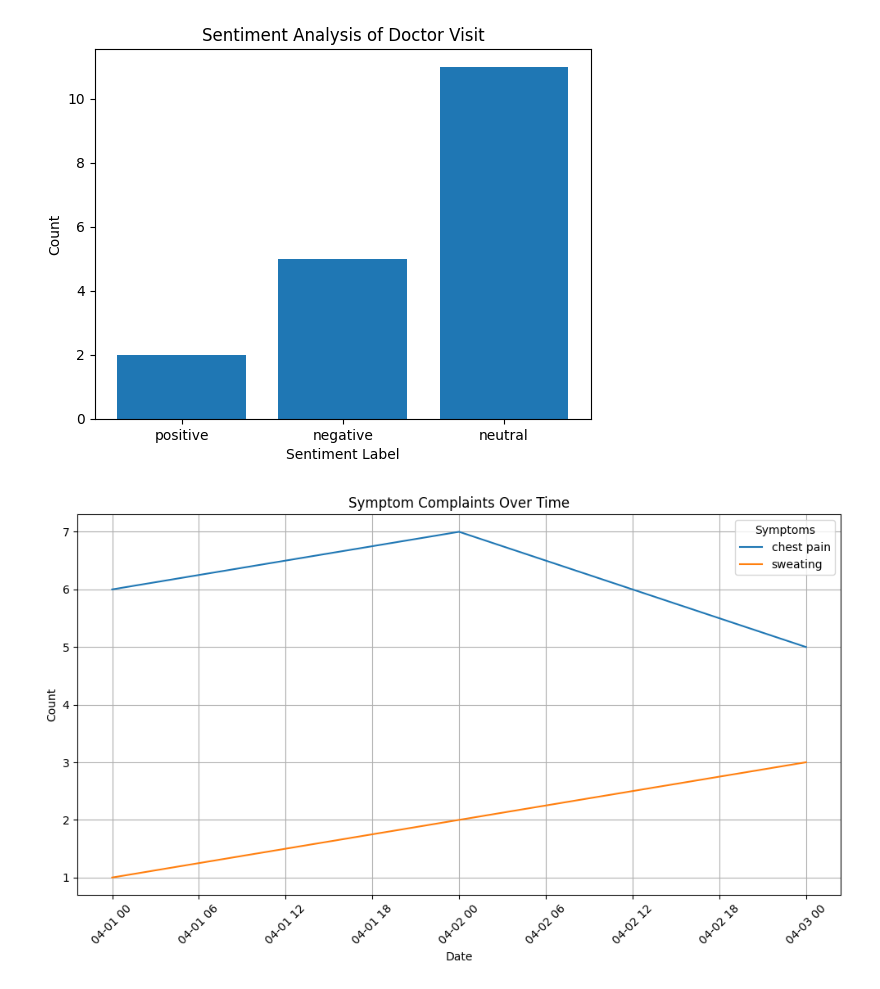
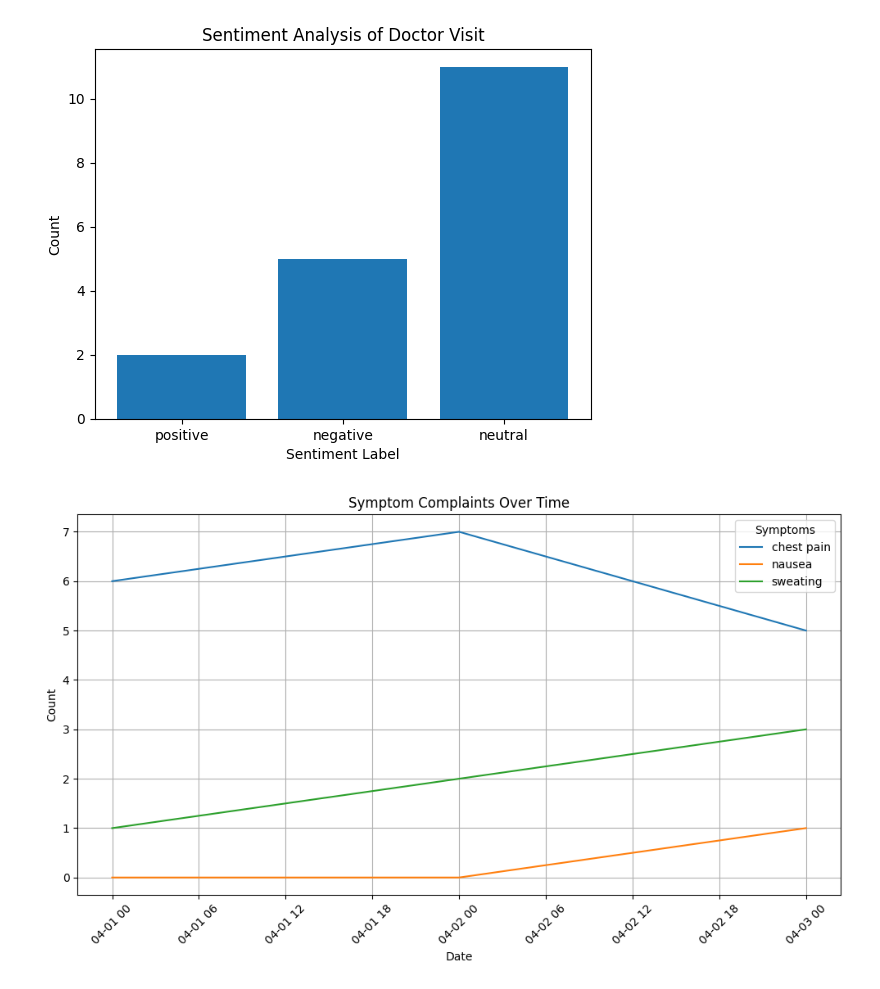
Before and after one commit to jlujan209/TheRoomKnows, a Jupyter notebook: notebook.ipynb, the cells around one changed output. Saved outputs shown, nothing was run; the diff lists cells and outputs as text; code cells hidden in the pictures.

```diff
--- a/notebook.ipynb
+++ b/notebook.ipynb
@@ -46,7 +46,7 @@ patient_data = [
         "date": "2025-04-03",
         "patient_symptoms": [
             {"symptom": "chest pain", "count": 5},
-            {"symptom": "sweating", "count": 3}
+            {"symptom": "sweating", "count": 3},
             {"symptom": "nausea", "count": 1}
         ]
     }
@@ -62,31 +62,31 @@ for entry in patient_data:
         data_rows.append({
             'date': date,
             'symptom': symptom['symptom'],
             'count': symptom['count']
         })
 
 df = pd.DataFrame(data_rows)
 
 # Convert 'date' column to datetime
 df['date'] = pd.to_datetime(df['date'])
 
 # Pivot the DataFrame to have a column for each symptom
 df_pivot = df.pivot_table(index='date', columns='symptom', values='count', aggfunc='sum').fillna(0)
 
 # Plotting
 plt.figure(figsize=(10, 6))
 
 # Plot each symptom's count over time
 for symptom in df_pivot.columns:
     plt.plot(df_pivot.index, df_pivot[symptom], label=symptom)
 
 plt.title('Symptom Complaints Over Time')
 plt.xlabel('Date')
 plt.ylabel('Count')
 plt.legend(title='Symptoms')
 plt.xticks(rotation=45)
 plt.grid(True)
 plt.tight_layout()
 plt.show()
 # %% [output]
-[figure, old version]
+[figure, new version]
```
Also changed, not shown: 1 other file.
